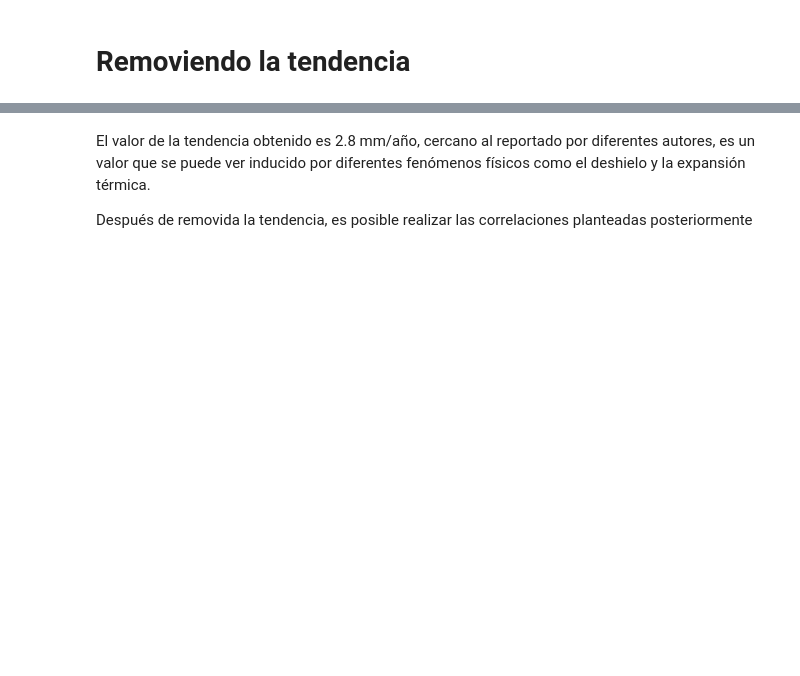
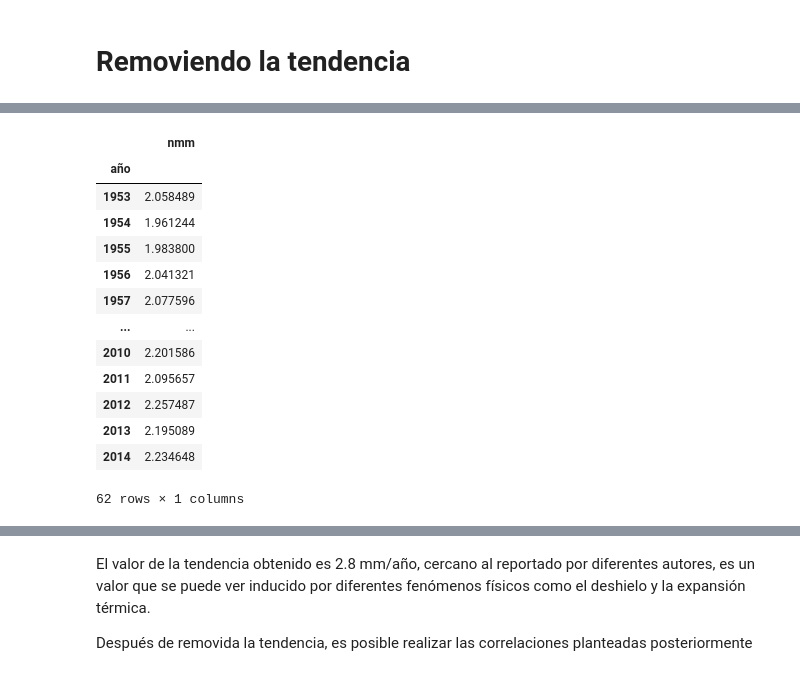
Before and after one commit to FrankAyalaC/Nivel-del-mar-en-Buenaventura, a Jupyter notebook: Scripts/TDG_2019.ipynb, the cells around one changed output, grey strips where cells are left out. Saved outputs shown, nothing was run; the diff lists cells and outputs as text; code cells hidden in the pictures; blank space fills up the shorter version.

```diff
--- a/Scripts/TDG_2019.ipynb
+++ b/Scripts/TDG_2019.ipynb
@@ -79,3 +68,20 @@ ft=ft.groupby(["año"]).mean()
+# %%
+nmm_anual
+# %% [output]
+|  | nmm |
+| año |  |
+| 1953 | 2.058489 |
+| 1954 | 1.961244 |
+| 1955 | 1.983800 |
+| 1956 | 2.041321 |
+| 1957 | 2.077596 |
+| ... | ... |
+| 2010 | 2.201586 |
+| 2011 | 2.095657 |
+| 2012 | 2.257487 |
+| 2013 | 2.195089 |
+| 2014 | 2.234648 |
+62 rows × 1 columns
 # %%
 desnivel=ft.iloc[-1]-ft.iloc[0]
 tendencia=desnivel/(ft.index[-1]-ft.index[0])
```
Also changed, not shown: parts of 13 cells of this notebook, 3 other files.
